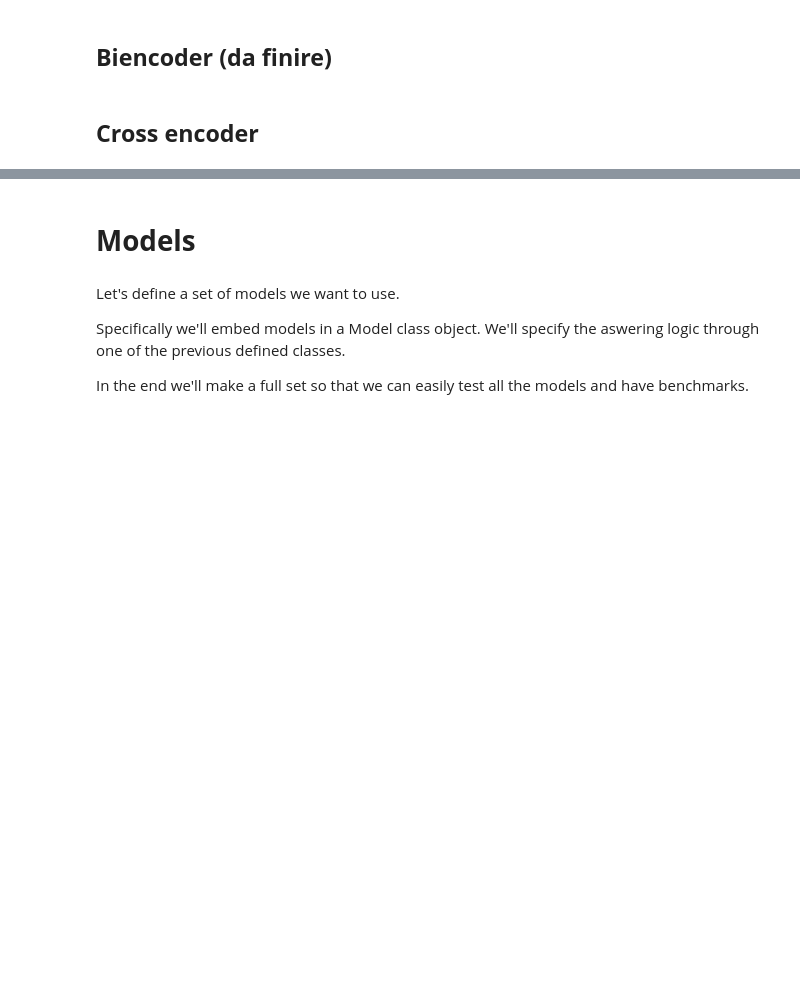
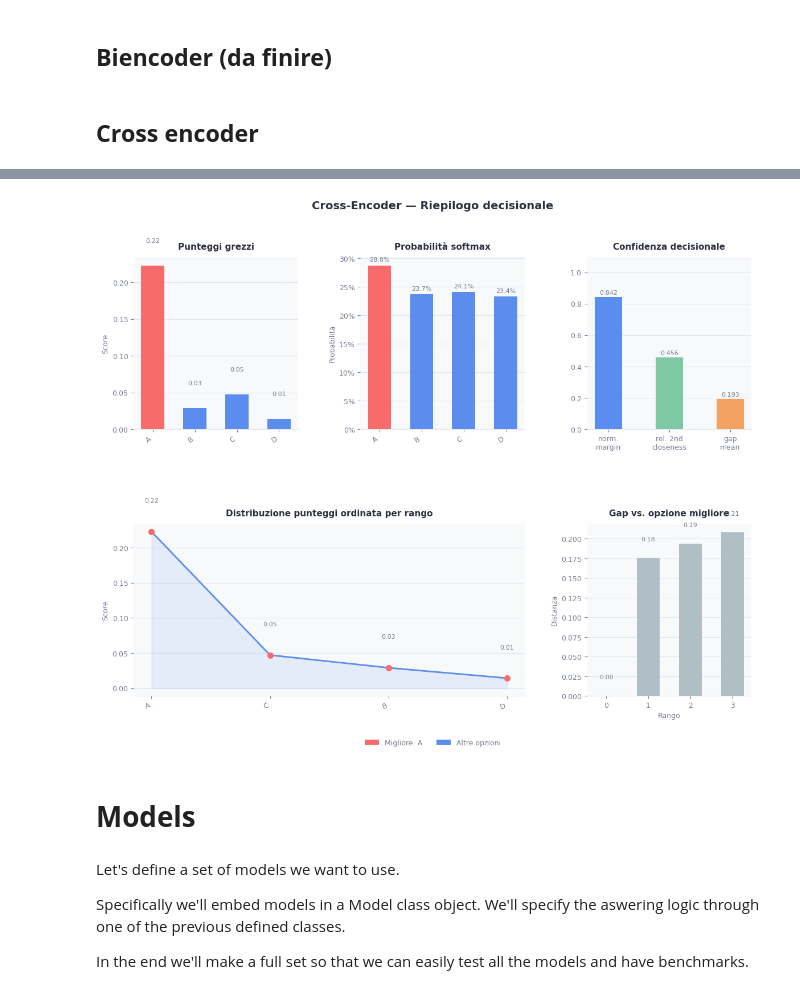
Before and after one commit to FabioFloris02/NLP2026_Floris_Sonzini_Parenti_Sarra_Rossi, a Jupyter notebook: Model_testing.ipynb, the cells around one changed output, grey strips where cells are left out. Cells and saved outputs as stored; diff of their text form; code cells hidden in the pictures; blank space fills up the shorter version.

```diff
--- a/Model_testing.ipynb
+++ b/Model_testing.ipynb
@@ -392,3 +630,7 @@ def pick_by_crossencoder(model_output: str, options: dict):
+# %%
+plot_summary(summary)
+# %% [output]
+[figure, added]
 # %% [markdown]
 # **Models**
 # %% [markdown]
```
Also changed, not shown: parts of 16 cells of this notebook.
